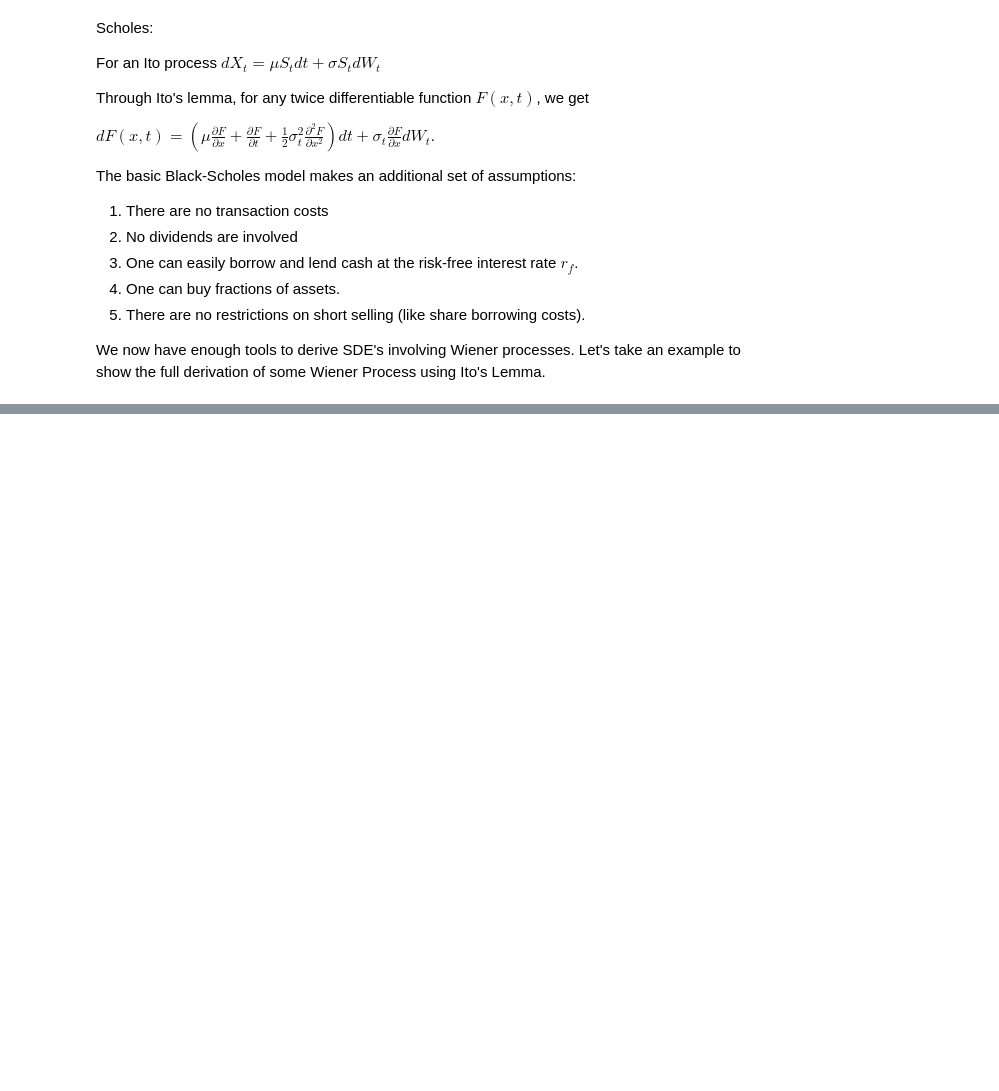
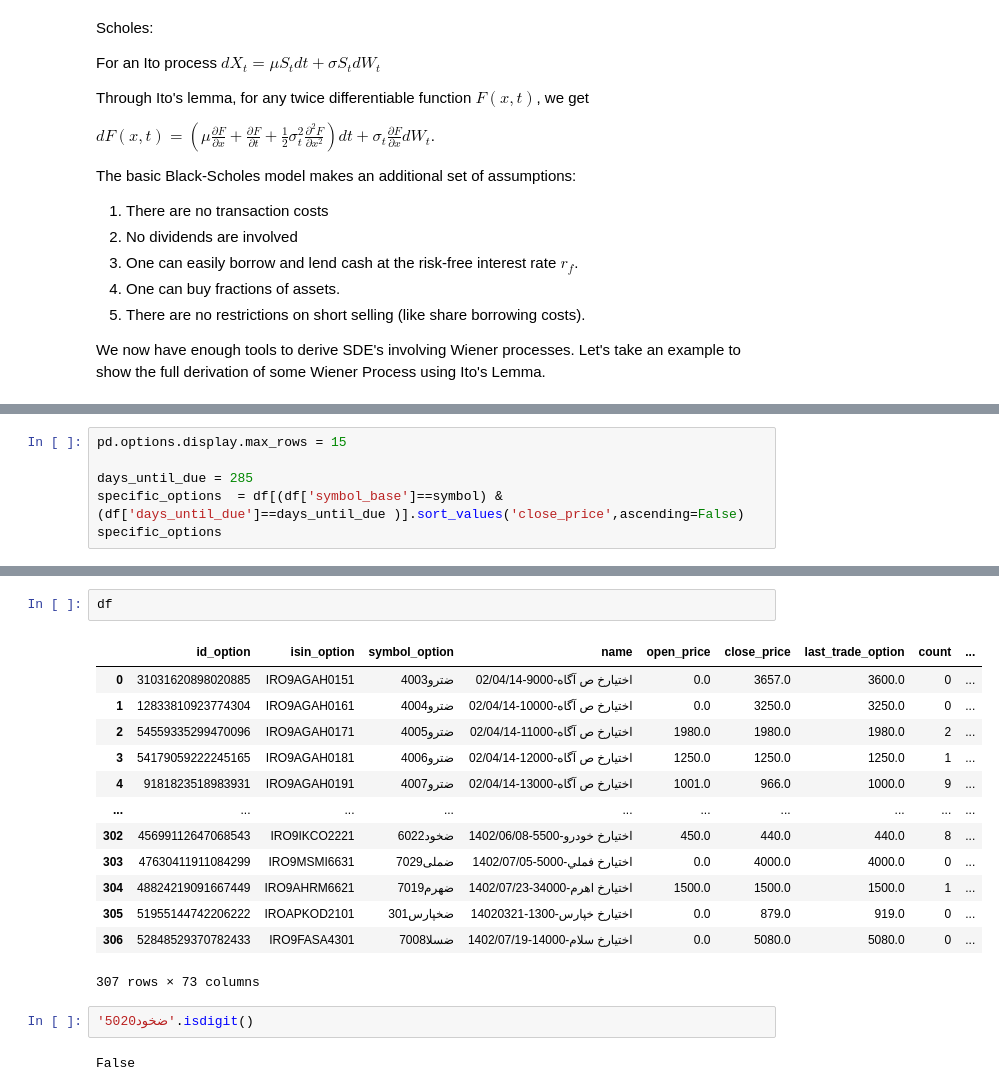
Before and after one commit to Kamyarb/OptionTrading, a Jupyter notebook: practice.ipynb, the cells around one changed output, grey strips where cells are left out. Saved outputs shown, nothing was run; the diff lists cells and outputs as text; blank space fills up the shorter version.

```diff
--- a/practice.ipynb
+++ b/practice.ipynb
@@ -227,0 +596,6 @@ json.loads(content)
+# %%
+pd.options.display.max_rows = 15
+
+days_until_due = 285
+specific_options  = df[(df['symbol_base']==symbol) & (df['days_until_due']==days_until_due )].sort_values('close_price',ascending=False)
+specific_options
@@ -227,0 +658,20 @@ json.loads(content)
+# %%
+df
+# %% [output]
+|  | id_option | isin_option | symbol_option | name | open_price | close_price | last_trade_option | count | ... |
+| 0 | 31031620898020885 | IRO9AGAH0151 | ضترو4003 | اختيارخ ص آگاه-9000-02/04/14 | 0.0 | 3657.0 | 3600.0 | 0 | ... |
+| 1 | 12833810923774304 | IRO9AGAH0161 | ضترو4004 | اختيارخ ص آگاه-10000-02/04/14 | 0.0 | 3250.0 | 3250.0 | 0 | ... |
+| 2 | 54559335299470096 | IRO9AGAH0171 | ضترو4005 | اختيارخ ص آگاه-11000-02/04/14 | 1980.0 | 1980.0 | 1980.0 | 2 | ... |
+| 3 | 54179059222245165 | IRO9AGAH0181 | ضترو4006 | اختيارخ ص آگاه-12000-02/04/14 | 1250.0 | 1250.0 | 1250.0 | 1 | ... |
+| 4 | 9181823518983931 | IRO9AGAH0191 | ضترو4007 | اختيارخ ص آگاه-13000-02/04/14 | 1001.0 | 966.0 | 1000.0 | 9 | ... |
+| ... | ... | ... | ... | ... | ... | ... | ... | ... | ... |
+| 302 | 45699112647068543 | IRO9IKCO2221 | ضخود6022 | اختيارخ خودرو-5500-1402/06/08 | 450.0 | 440.0 | 440.0 | 8 | ... |
+| 303 | 47630411911084299 | IRO9MSMI6631 | ضملی7029 | اختيارخ فملي-5000-1402/07/05 | 0.0 | 4000.0 | 4000.0 | 0 | ... |
+| 304 | 48824219091667449 | IRO9AHRM6621 | ضهرم7019 | اختيارخ اهرم-34000-1402/07/23 | 1500.0 | 1500.0 | 1500.0 | 1 | ... |
+| 305 | 51955144742206222 | IROAPKOD2101 | ضخپارس301 | اختيارخ خپارس-1300-14020321 | 0.0 | 879.0 | 919.0 | 0 | ... |
+| 306 | 52848529370782433 | IRO9FASA4301 | ضسلا7008 | اختيارخ سلام-14000-1402/07/19 | 0.0 | 5080.0 | 5080.0 | 0 | ... |
+307 rows × 73 columns
+# %%
+'ضخود5020'.isdigit()
+# %% [output]
+False
```
Also changed, not shown: parts of 51 cells of this notebook, 6 other files.
